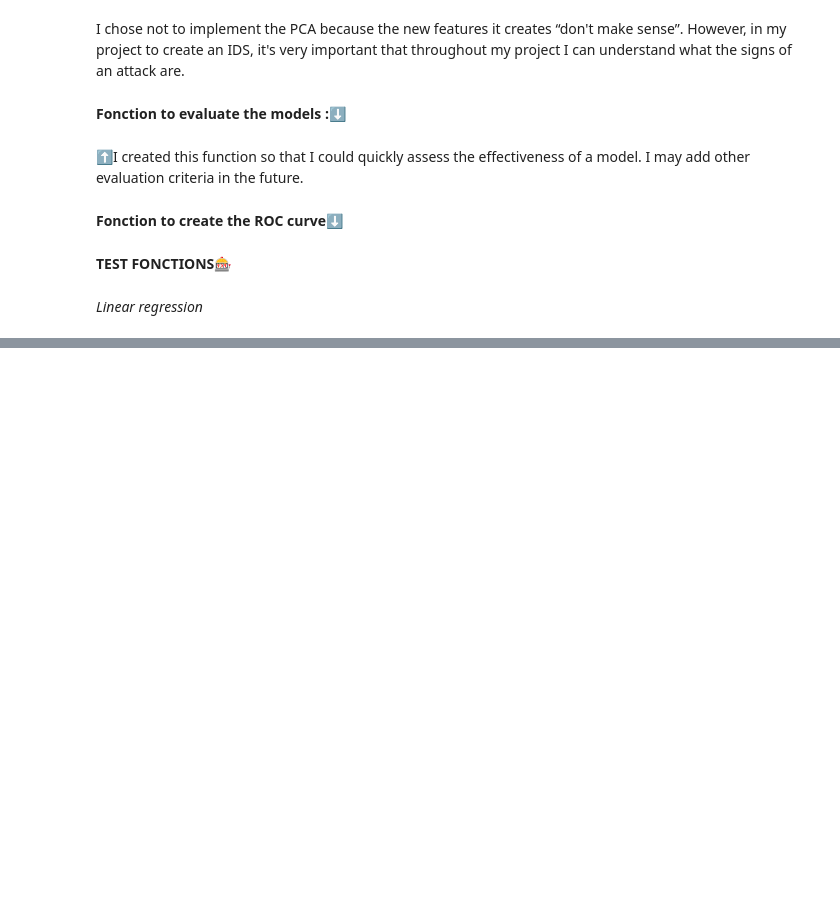
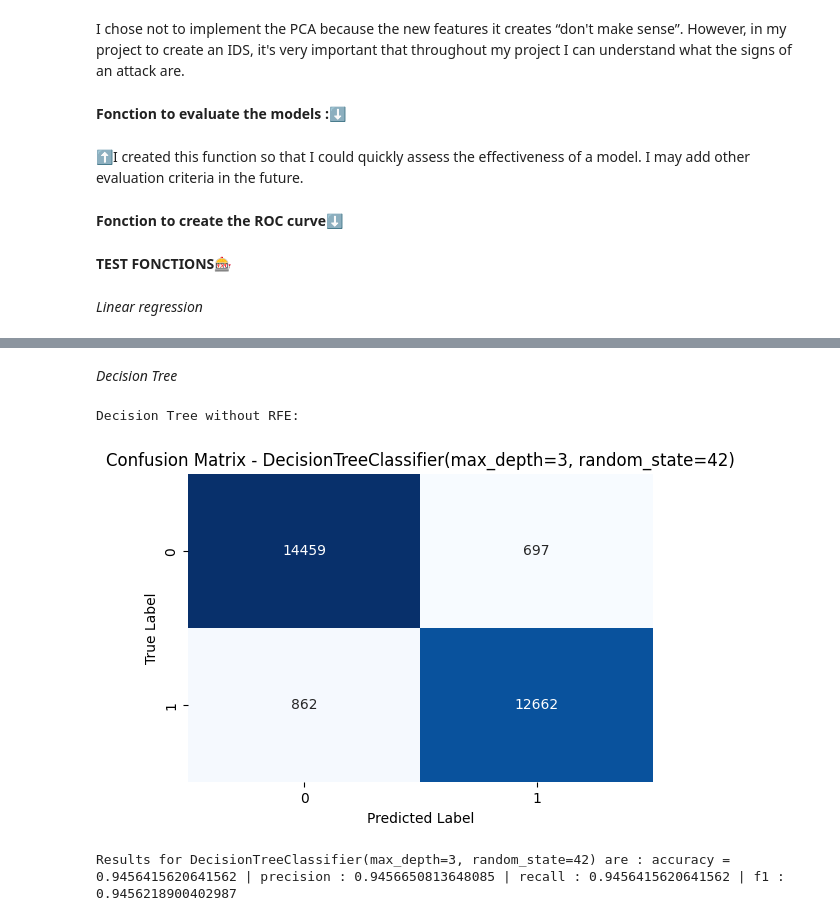
Before and after one commit to ThomasTyg15/Projet_ML-IDS, a Jupyter notebook: NoteBook_ML-IDS.ipynb, the cells around one changed output, grey strips where cells are left out. Drawn from its saved outputs; the diff is of its cells as text; code cells hidden in the pictures; blank space fills up the shorter version.

```diff
--- a/NoteBook_ML-IDS.ipynb
+++ b/NoteBook_ML-IDS.ipynb
@@ -318,0 +342,12 @@ Results for LogisticRegression(max_iter=1000) are : accuracy = 0.921228353390079
+# %% [markdown]
+_Decision Tree_
+# %%
+#2.A Decision tree without RFE
+# Initialize the Decision Tree Classifier
+print("Decision Tree without RFE:")
+decision_tree = DecisionTreeClassifier(random_state=42, max_depth=3)
+print(evaluate_model(decision_tree, X_train, X_test, y_train, y_test)[4])
+# %% [output]
+Decision Tree without RFE:
+[figure, added]
+Results for DecisionTreeClassifier(max_depth=3, random_state=42) are : accuracy = 0.9456415620641562 | precision : 0.9456650813648085 | recall : 0.9456415620641562 | f1 : 0.9456218900402987
```
Also changed, not shown: parts of 17 cells of this notebook, 1 other file.
